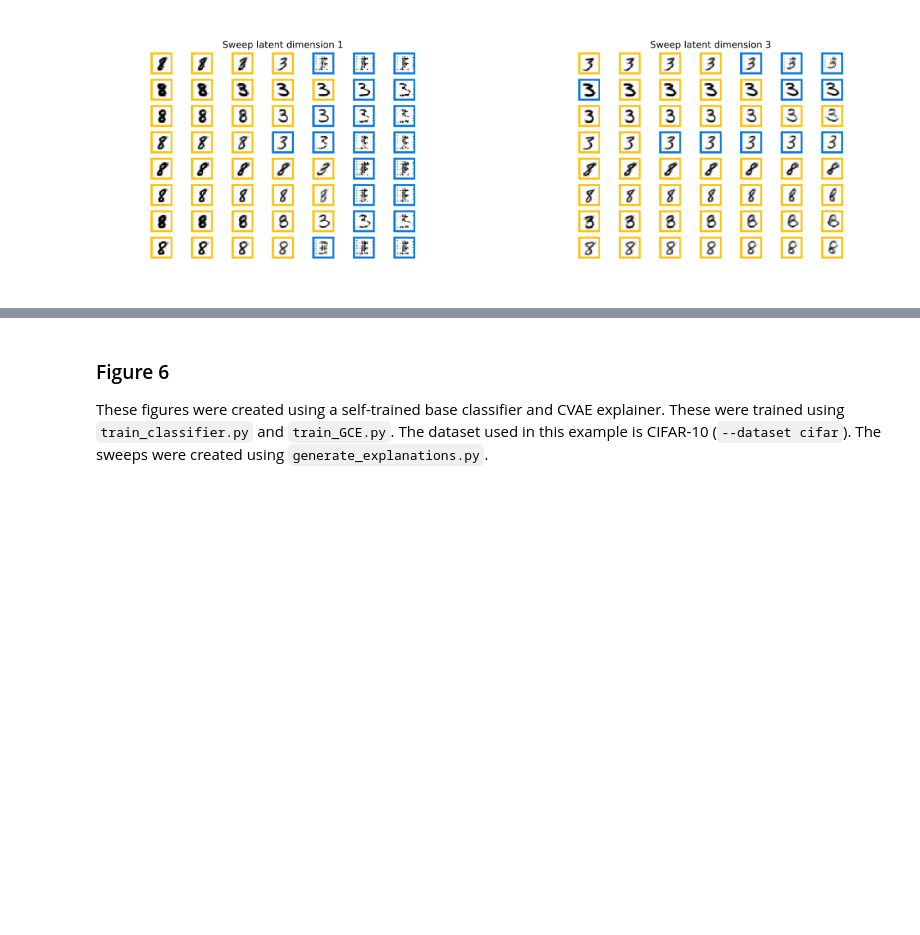
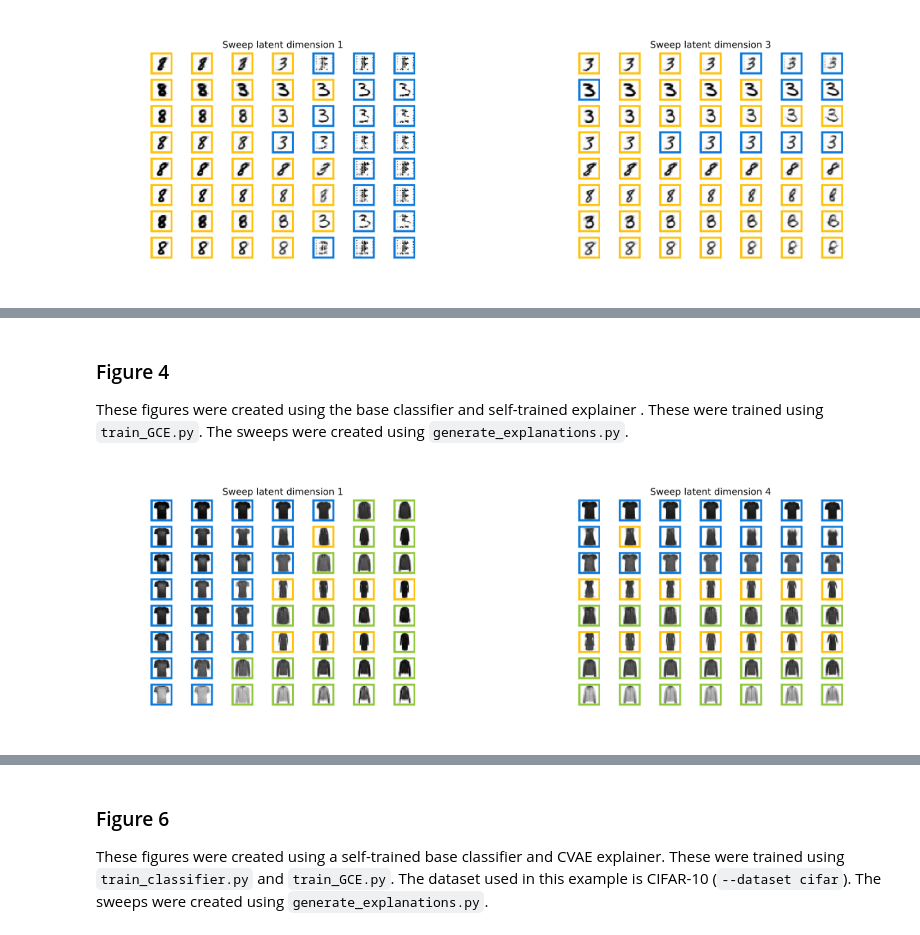
Before and after one commit to DanielPerezJensen/FACT, a Jupyter notebook: reports/results.ipynb, the cells around one changed output, grey strips where cells are left out. Cells and saved outputs as stored; diff of their text form; code cells hidden in the pictures; blank space fills up the shorter version.

```diff
--- a/reports/results.ipynb
+++ b/reports/results.ipynb
@@ -46,0 +47,19 @@ plt.show()
+# %% [markdown]
+
+### Figure 4
+
+These figures were created using the base classifier and self-trained explainer . These were trained using `train_GCE.py`. The sweeps were created using `generate_explanations.py`.
+# %%
+img1 = mpimg.imread("results/parameter_selection/latentdim1_K2_L4_lam004.png")
+img2 = mpimg.imread("results/parameter_selection/latentdim4_K2_L4_lam004.png")
+
+f, ax = plt.subplots(1, 2, figsize=(25, 25))
+
+ax[0].imshow(img1)
+ax[0].axis("off")
+ax[1].imshow(img2)
+ax[1].axis("off")
+
+plt.show()
+# %% [output]
+[figure, added]
```
Also changed, not shown: parts of 6 cells of this notebook, 4 other files.
